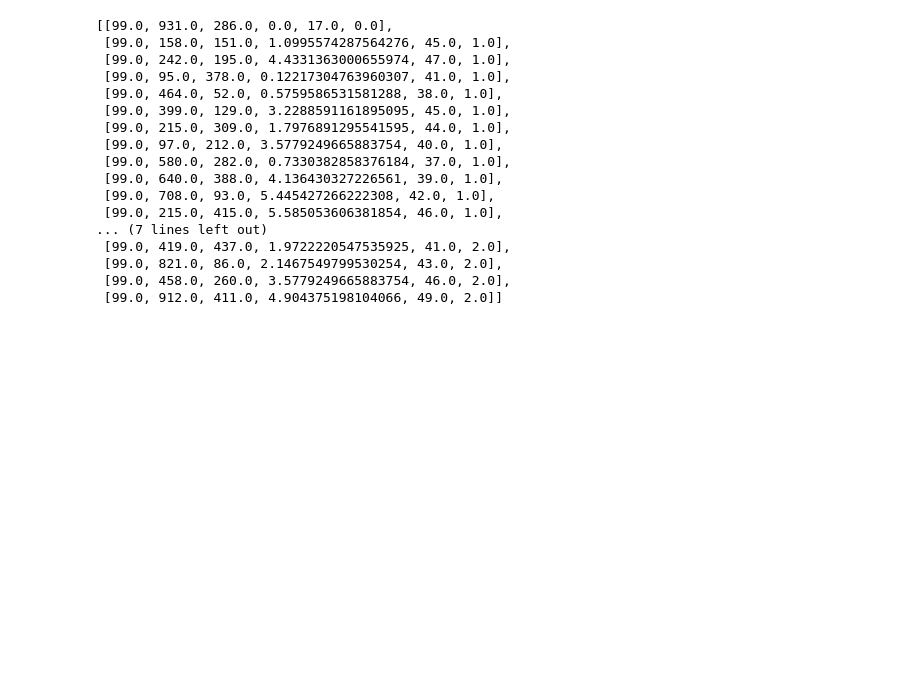
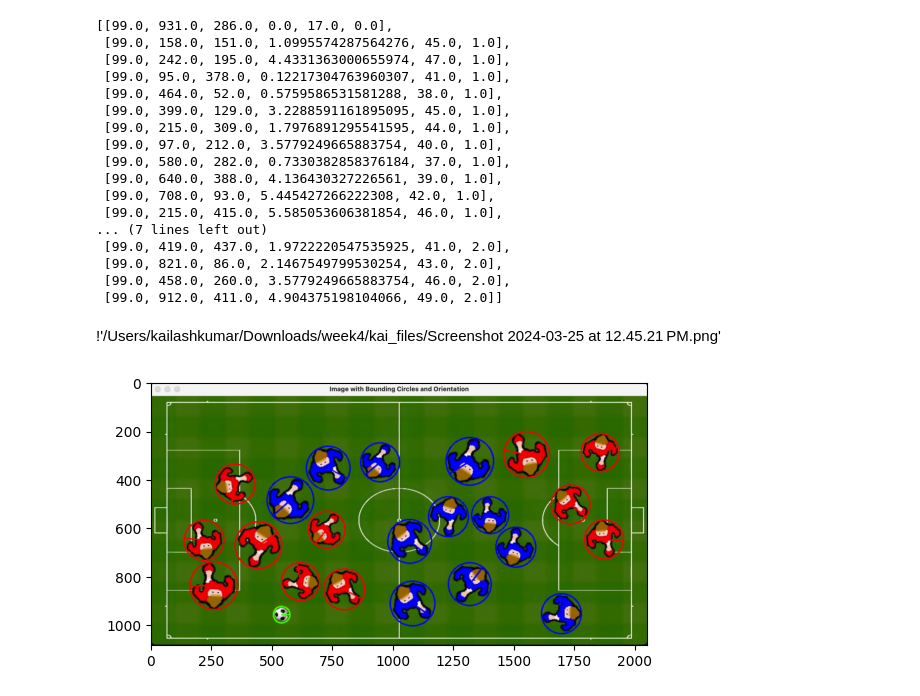
Before and after one commit to oleksandr-diudiun/mlx-week4, a Jupyter notebook: kai.ipynb, the cells around one changed output. Saved outputs shown, nothing was run; the diff lists cells and outputs as text; code cells hidden in the pictures; blank space fills up the shorter version.

```diff
--- a/kai.ipynb
+++ b/kai.ipynb
@@ -82,6 +82,8 @@ labels_list[99]
  [99.0, 821.0, 86.0, 2.1467549799530254, 43.0, 2.0],
  [99.0, 458.0, 260.0, 3.5779249665883754, 46.0, 2.0],
  [99.0, 912.0, 411.0, 4.904375198104066, 49.0, 2.0]]
+# %% [markdown]
+!'/Users/kailashkumar/Downloads/week4/kai_files/Screenshot 2024-03-25 at 12.45.21 PM.png'
 # %%
 # Load the image (replace 'image_path' with the actual path to your image)
 image_path = '/Users/kailashkumar/Downloads/week4/easy-500/images/0.jpg'
@@ -90,32 +92,36 @@ image = cv2.imread(image_path)
 # Define a dictionary to store the labels for each class
 class_labels = {
     0: [],  # Ball
     1: [],  # Team 1
     2: []   # Team 2
 }
 
 # Separate the data into different classes
 for id, x, y, orientation, radius, class_id in image_1_labels:
     class_labels[class_id].append((x, y, orientation, radius))
 
 # Define colors for each class
 colors = {
     0: (0, 255, 0),   # Green for the ball
     1: (255, 0, 0),   # Blue for Team 1
     2: (0, 0, 255)    # Red for Team 2
 }
 
 # Draw bounding circles and orientation lines
 for class_id, labels in class_labels.items():
     color = colors[class_id]
     for x, y, orientation, radius in labels:
         # Draw the bounding circle
         cv2.circle(image, (int(x), int(y)), int(radius), color, 2)
 
         # Draw a line to indicate the orientation
         cv2.line(image, (int(x), int(y)), (int(x + radius * np.cos(orientation)), int(y + radius * np.sin(orientation))), color, 2)
 
 # Display the image with bounding circles and orientation lines
-cv2.imshow('Image with Bounding Circles and Orientation', image)
+"""cv2.imshow('Image with Bounding Circles and Orientation', image)
 cv2.waitKey(0)
-cv2.destroyAllWindows()
+cv2.destroyAllWindows()"""
+
+plt.imshow(img.imread('/Users/kailashkumar/Downloads/week4/kai_files/Screenshot 2024-03-25 at 12.45.21 PM.png'));
+# %% [output]
+[figure, added]
```
Also changed, not shown: parts of 1 cell of this notebook.
